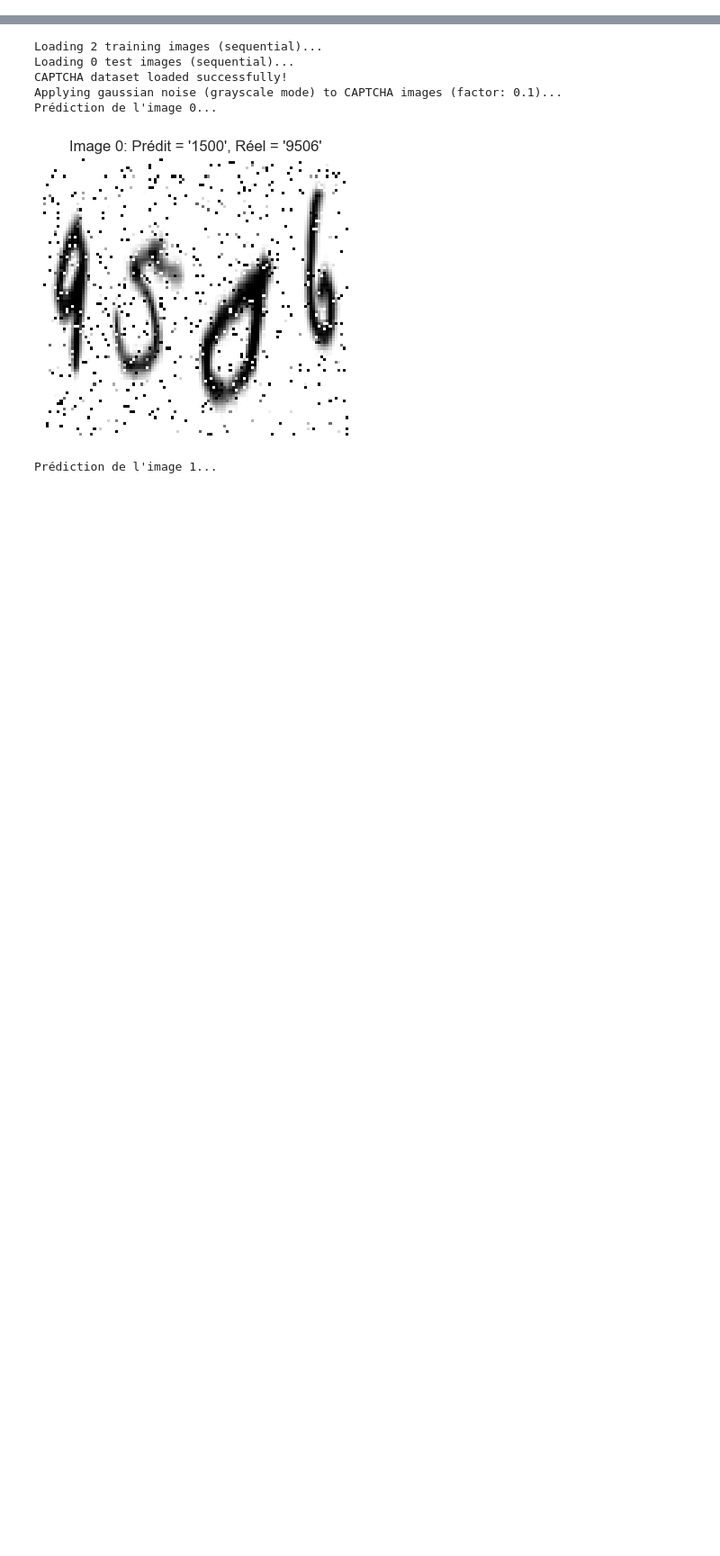
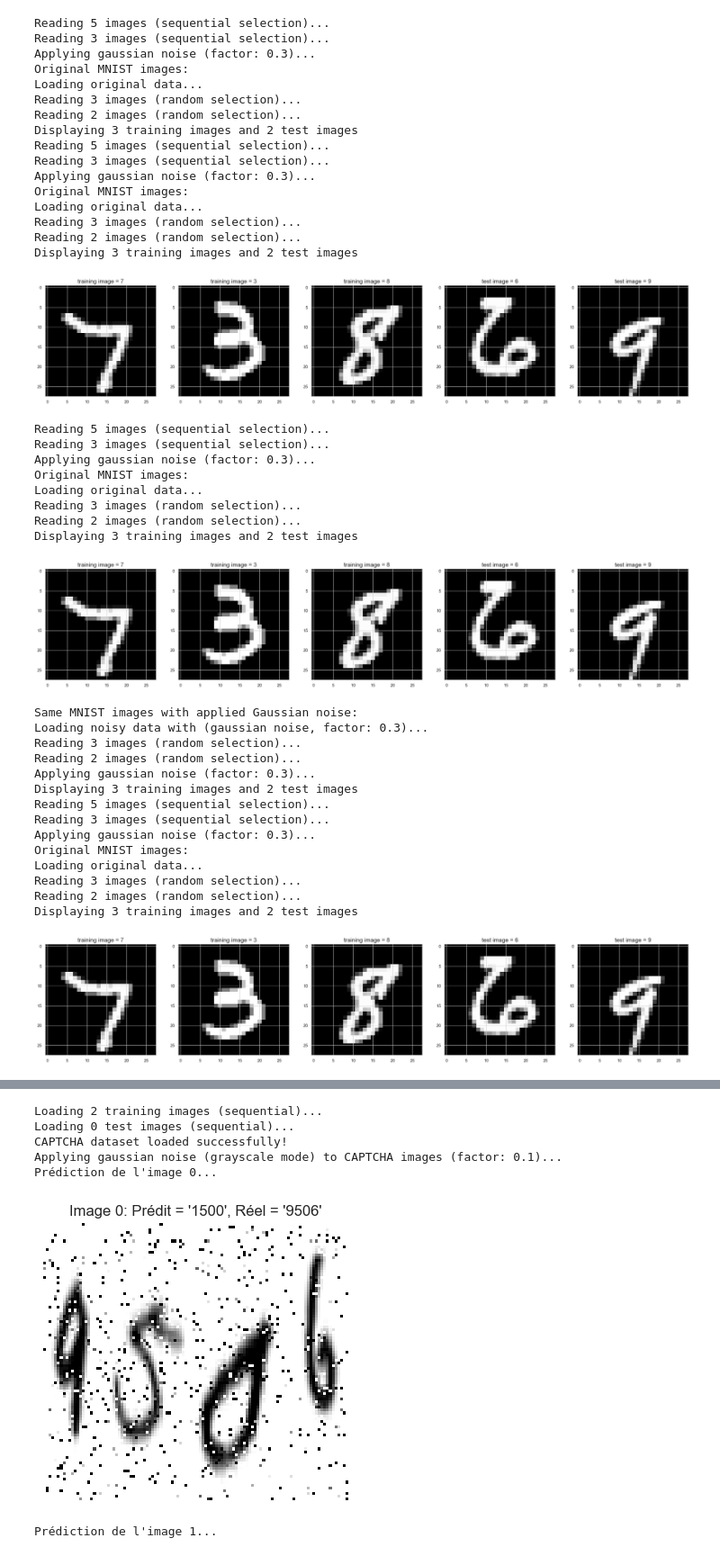
Before and after one commit to Themlaw/Python-Data-2A-ENSAE, a Jupyter notebook: src/main.ipynb, the cells around one changed output, grey strips where cells are left out. Shown at 90% size. Cells and saved outputs as stored; diff of their text form; code cells hidden in the pictures; blank space fills up the shorter version.

```diff
--- a/src/main.ipynb
+++ b/src/main.ipynb
@@ -68,0 +111,68 @@ loader.show_captcha(num_train=3, num_test=2, apply_noise=True, noise_type='salt_
+# %%
+# Illustrative Examples of Key Methods
+
+# 1. Loading MNIST data with applied Gaussian noise
+(x_train_noisy, y_train_noisy), (x_test_noisy, y_test_noisy) = loader.load_data(
+    apply_noise=True, noise_type='gaussian', noise_factor=0.3, num_images_train=5, num_images_test=3
+)
+
+# 2. Displaying MNIST images: first originals, then the same with Gaussian noise
+print("Original MNIST images:")
+loader.show_images(num_train=3, num_test=2, show_noisy=False, seed=42)
+
+print("\nSame MNIST images with applied Gaussian noise:")
+loader.show_images(num_train=3, num_test=2, show_noisy=True, noise_type='gaussian', noise_factor=0.3, seed=42)
+
+# 3. Loading a CAPTCHA from .h5 and displaying it with its label
+(x_train_captcha, y_train_captcha), (x_test_captcha, y_test_captcha) = loader.load_captcha_dataset(
+    h5_filepath=os.path.join('..', 'data', 'captcha_data', 'captcha_dataset.h5'), num_images_test=3
+)
+print(f"Example CAPTCHA label: {y_test_captcha[0]}")  # Shows the label format (list of 4 digits)
+
+# Display the corresponding CAPTCHA image
+plt.imshow(x_test_captcha[0].squeeze(), cmap='gray')
+plt.title(f"CAPTCHA Image for Label: {''.join(map(str, y_test_captcha[0]))}")
+plt.axis('off')
+plt.show()
+# %% [output]
+Reading 5 images (sequential selection)...
+Reading 3 images (sequential selection)...
+Applying gaussian noise (factor: 0.3)...
+Original MNIST images:
+Loading original data...
+Reading 3 images (random selection)...
+Reading 2 images (random selection)...
+Displaying 3 training images and 2 test images
+Reading 5 images (sequential selection)...
+Reading 3 images (sequential selection)...
+Applying gaussian noise (factor: 0.3)...
+Original MNIST images:
+Loading original data...
+Reading 3 images (random selection)...
+Reading 2 images (random selection)...
+Displaying 3 training images and 2 test images
+[figure, added]
+Reading 5 images (sequential selection)...
+Reading 3 images (sequential selection)...
+Applying gaussian noise (factor: 0.3)...
+Original MNIST images:
+Loading original data...
+Reading 3 images (random selection)...
+Reading 2 images (random selection)...
+Displaying 3 training images and 2 test images
+[figure, added]
+Same MNIST images with applied Gaussian noise:
+Loading noisy data with (gaussian noise, factor: 0.3)...
+Reading 3 images (random selection)...
+Reading 2 images (random selection)...
+Applying gaussian noise (factor: 0.3)...
+Displaying 3 training images and 2 test images
+Reading 5 images (sequential selection)...
+Reading 3 images (sequential selection)...
+Applying gaussian noise (factor: 0.3)...
+Original MNIST images:
+Loading original data...
+Reading 3 images (random selection)...
+Reading 2 images (random selection)...
+Displaying 3 training images and 2 test images
+[figure, added]
```
Also changed, not shown: parts of 18 cells of this notebook.
